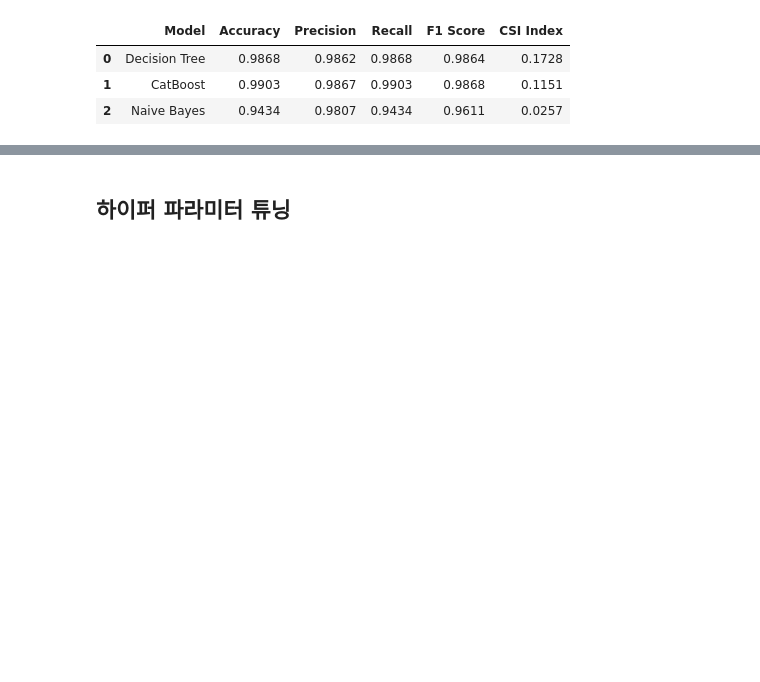
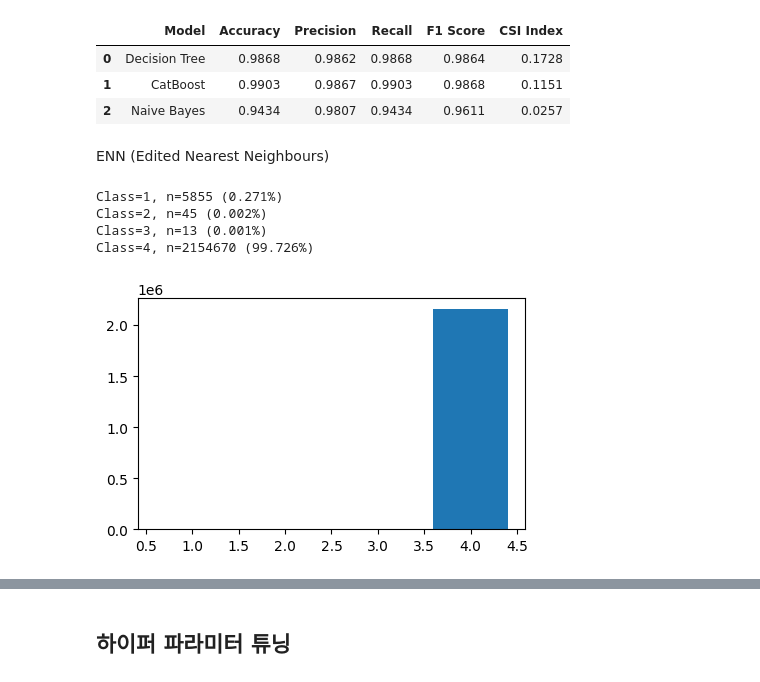
Before and after one commit to benidjor/weather-contest, a Jupyter notebook: model_CatBoost_tek.ipynb, the cells around one changed output, grey strips where cells are left out. Saved outputs shown, nothing was run; the diff lists cells and outputs as text; code cells hidden in the pictures; blank space fills up the shorter version.

```diff
--- a/model_CatBoost_tek_ipynb.ipynb
+++ b/model_CatBoost_tek.ipynb
@@ -805,3 +808,17 @@ model_comparison(models, X_train_oss, y_train_oss, X_val_labeled, y_val_labeled)
 | 0 | Decision Tree | 0.9868 | 0.9862 | 0.9868 | 0.9864 | 0.1728 |
 | 1 | CatBoost | 0.9903 | 0.9867 | 0.9903 | 0.9868 | 0.1151 |
 | 2 | Naive Bayes | 0.9434 | 0.9807 | 0.9434 | 0.9611 | 0.0257 |
+# %% [markdown]
+ENN (Edited Nearest Neighbours)
+# %%
+enn = EditedNearestNeighbours(kind_sel="all", n_neighbors=5)
+X_train_enn, y_train_enn = enn.fit_resample(X_train_labeled, y_train_labeled)
+# %%
+plt.figure(figsize=(5, 3))
+count_and_plot(y_train_enn)
+# %% [output]
+Class=1, n=5855 (0.271%)
+Class=2, n=45 (0.002%)
+Class=3, n=13 (0.001%)
+Class=4, n=2154670 (99.726%)
+[figure, added]
```
Also changed, not shown: parts of 24 cells of this notebook, 2 other files.
